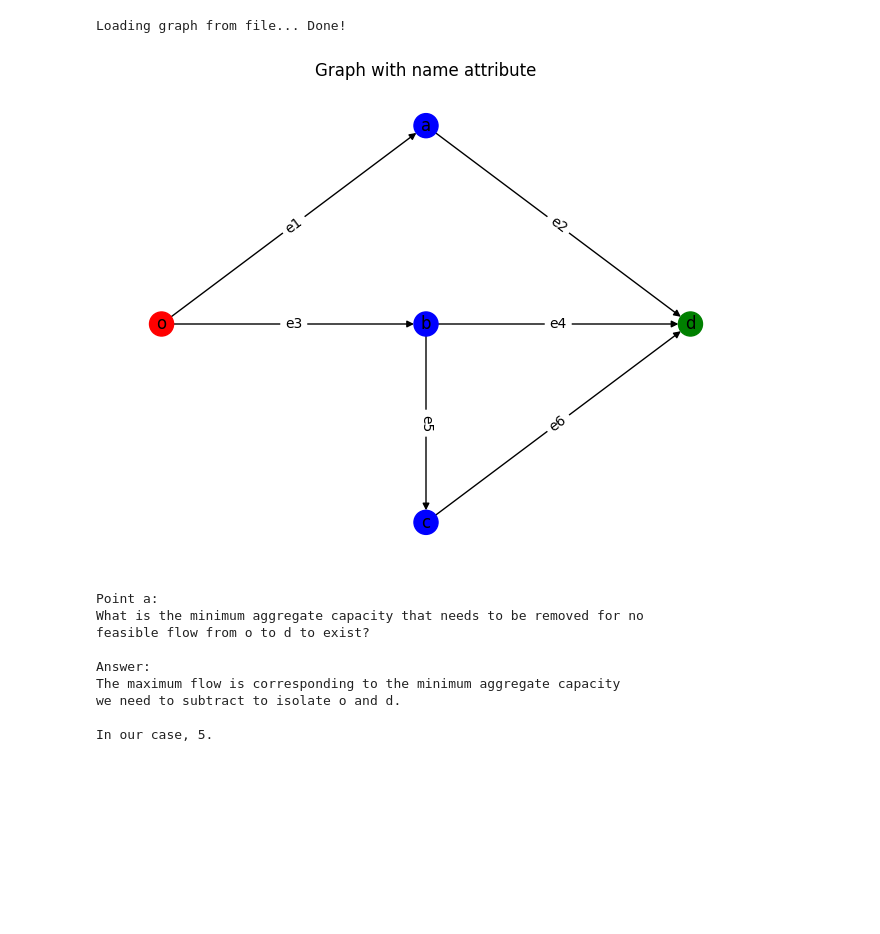
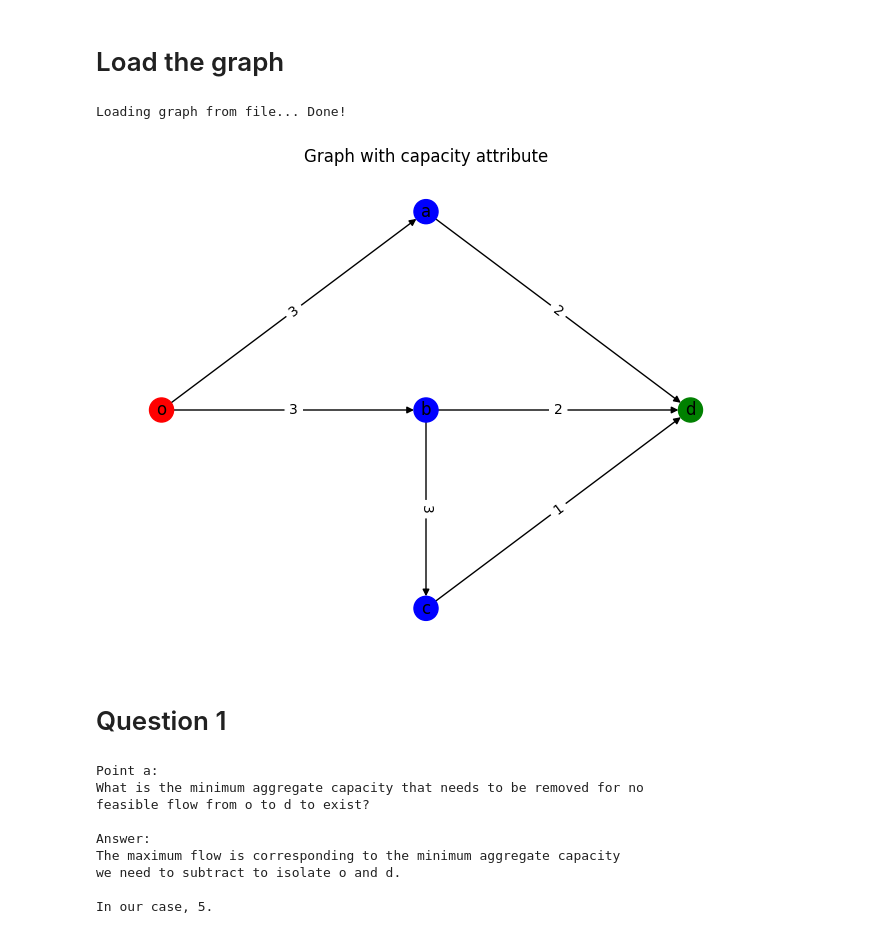
Before and after one commit to MarcTasca/network_dynamics, a Jupyter notebook: Homework1/ex1-code/exercise1.ipynb, the cells around one changed output. Drawn from its saved outputs; the diff is of its cells as text; code cells hidden in the pictures; blank space fills up the shorter version.

```diff
--- a/Homework1/ex1-code/exercise1.ipynb
+++ b/Homework1/ex1-code/exercise1.ipynb
@@ -7,34 +7,38 @@ import matplotlib.pyplot as plt
 import os
 from utils import *
 %matplotlib inline
+# %% [markdown]
+# Load the graph
 # %%
 # path of graph.yaml
 path = 'config/graph.yaml'
 
 if os.path.exists(path):
     print("Loading graph from file...", end=" ")
     # load graph from file
     with open(path, 'r') as f:
         data = yaml.load(f, Loader=yaml.FullLoader)
         G = nx.node_link_graph(data)
     print("Done!")
 else:
     print("Creating graph...", end=" ")
     # create graph
     G = create_G()
     print("Done!")
     # save graph to file
     print("Saving graph to file...", end=" ")
     with open(path, 'w') as f:
         data = nx.node_link_data(G)
         yaml.dump(data, f)
     print("Done!")
 
 # draw graph
-draw(G, attribute='name')
+draw(G, attribute='capacity')
 # %% [output]
 Loading graph from file... Done!
-[figure, old version]
+[figure, new version]
+# %% [markdown]
+# Question 1
 # %%
 question1 = """Point a:
 What is the minimum aggregate capacity that needs to be removed for no
```
Also changed, not shown: parts of 6 cells of this notebook, 15 other files.
